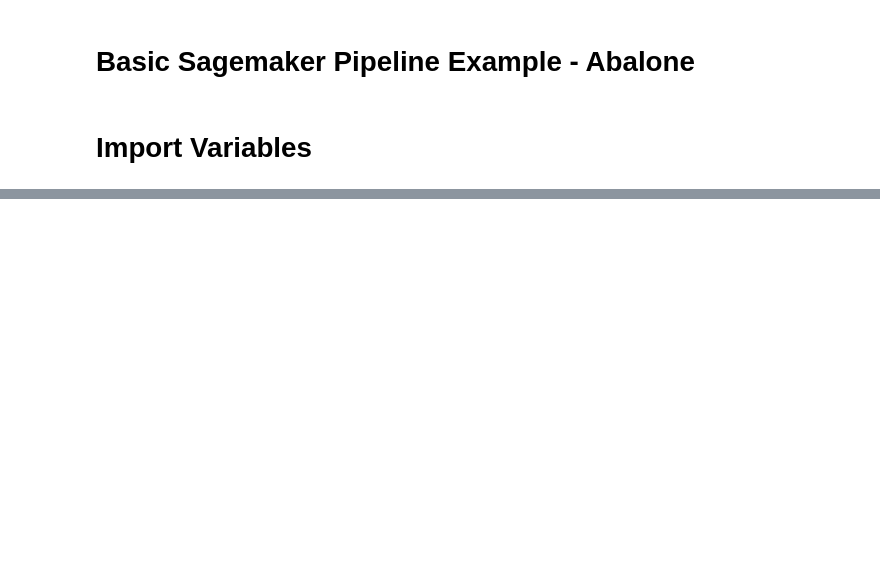
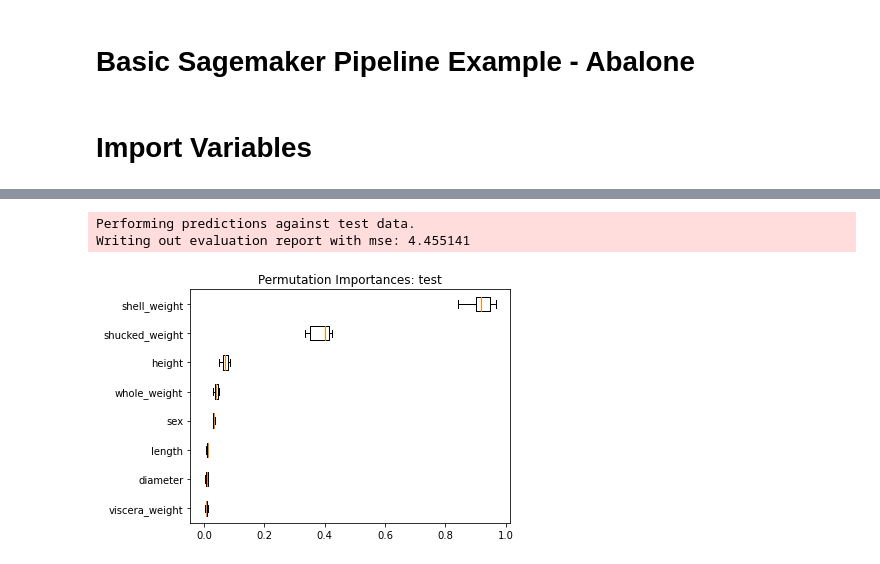
Before and after one commit to NewDay-Data/sciflow, a Jupyter notebook: examples/abalone.ipynb, the cells around one changed output, grey strips where cells are left out. Drawn from its saved outputs; the diff is of its cells as text; code cells hidden in the pictures; blank space fills up the shorter version.

Commit message:
Added evaluation to pipeline

```diff
--- a/examples/abalone.ipynb
+++ b/examples/abalone.ipynb
@@ -216,0 +271,8 @@ Model persisted to file.
+# %%
+# slow
+
+evaluation(model_dir, results["test"])
+# %% [output]
+Performing predictions against test data.
+Writing out evaluation report with mse: 4.455141
+[figure, added]
```
Also changed, not shown: parts of 7 cells of this notebook, 2 other files.
